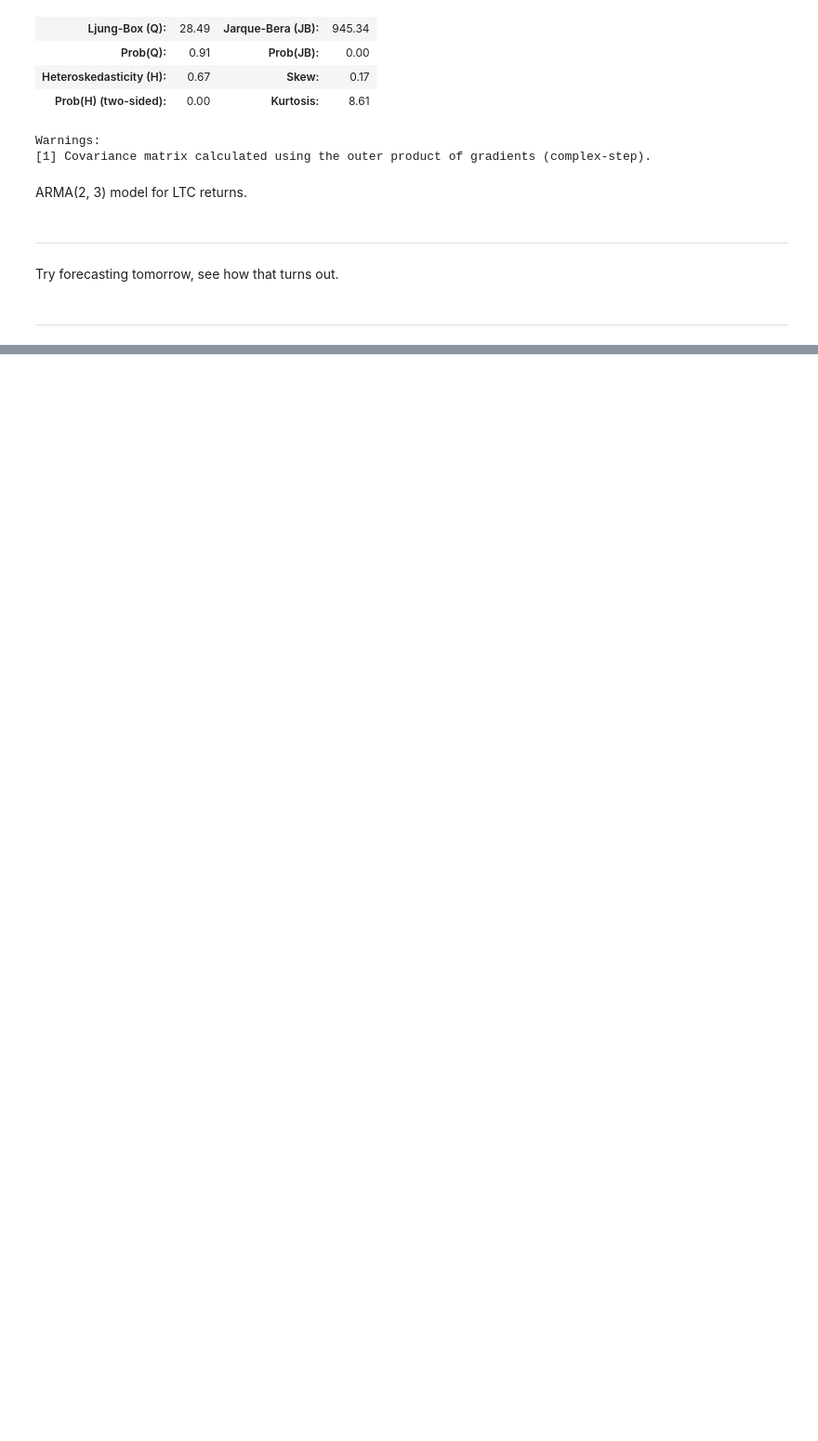
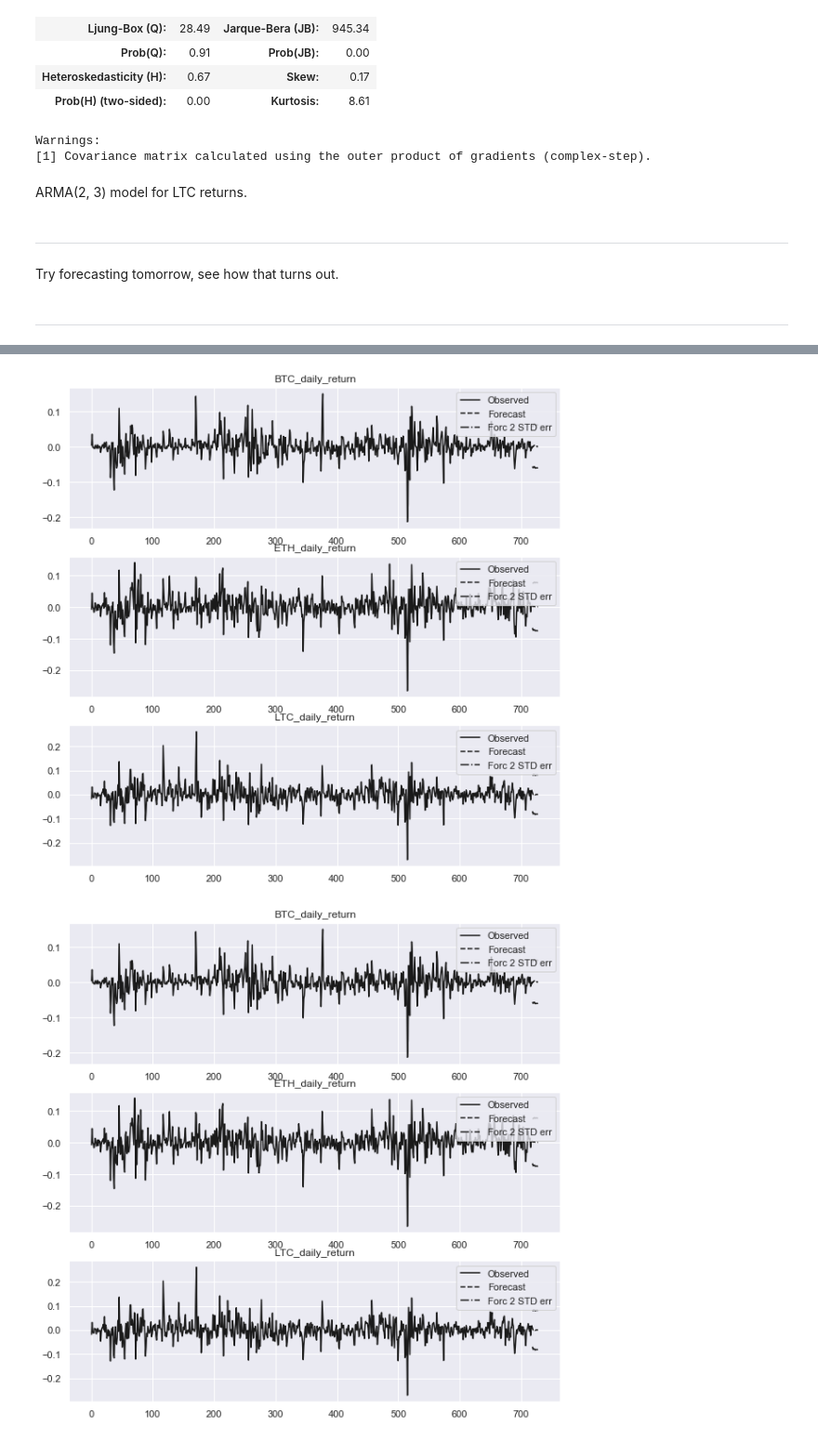
Before and after one commit to hank-butler/Third-Capstone, a Jupyter notebook: Third_Capstone_Modeling.ipynb, the cells around one changed output, grey strips where cells are left out. Shown at 93% size. Drawn from its saved outputs; the diff is of its cells as text; code cells hidden in the pictures; blank space fills up the shorter version.

```diff
--- a/Third_Capstone_Modeling.ipynb
+++ b/Third_Capstone_Modeling.ipynb
@@ -489 +544,6 @@ Try forecasting tomorrow, see how that turns out.
+# %%
+results_var_ret.plot_forecast(10)
+# %% [output]
+[figure, added]
+[figure, added]
 # %% [markdown]
```
Also changed, not shown: parts of 43 cells of this notebook.
